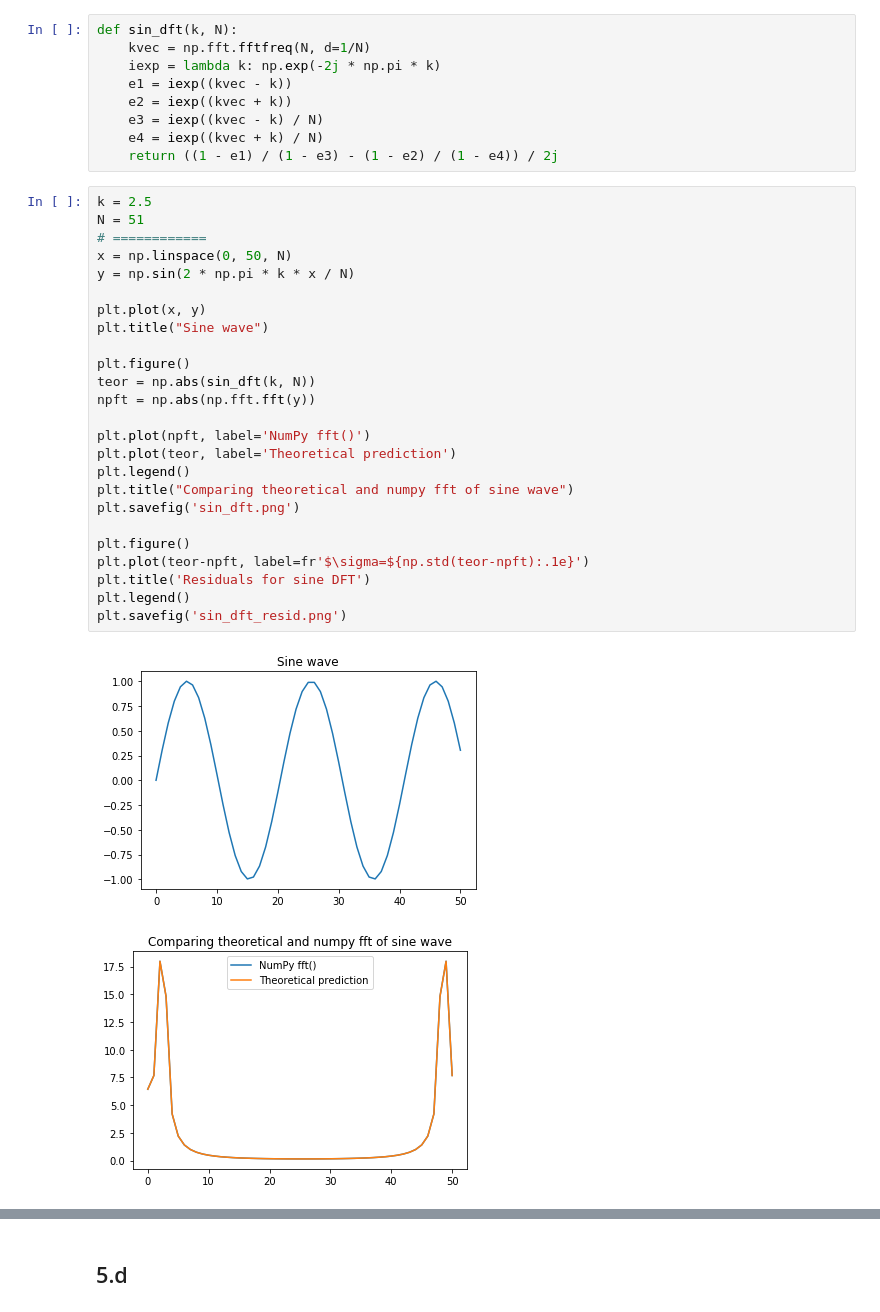
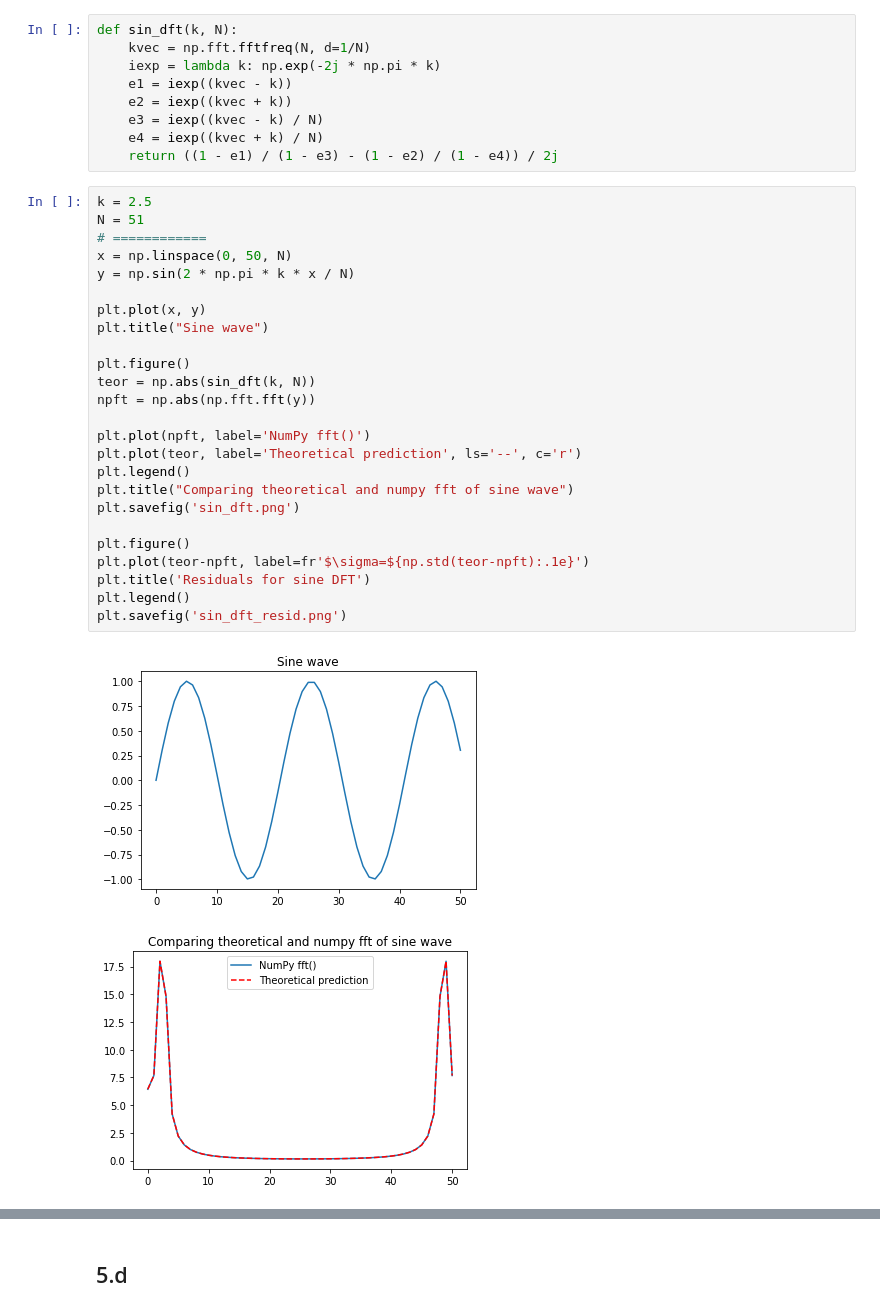
Before and after one commit to lap1dem/PHYS-512, a Jupyter notebook: problem_sets/ps5/ps5.ipynb, the cells around one changed output, grey strips where cells are left out. Cells and saved outputs as stored; diff of their text form.

```diff
--- a/problem_sets/ps5/ps5.ipynb
+++ b/problem_sets/ps5/ps5.ipynb
@@ -124,31 +125,31 @@ def sin_dft(k, N):
 # %%
 k = 2.5
 N = 51
 # ============
 x = np.linspace(0, 50, N)
 y = np.sin(2 * np.pi * k * x / N)
 
 plt.plot(x, y)
 plt.title("Sine wave")
 
 plt.figure()
 teor = np.abs(sin_dft(k, N))
 npft = np.abs(np.fft.fft(y))
 
 plt.plot(npft, label='NumPy fft()')
-plt.plot(teor, label='Theoretical prediction')
+plt.plot(teor, label='Theoretical prediction', ls='--', c='r')
 plt.legend()
 plt.title("Comparing theoretical and numpy fft of sine wave")
 plt.savefig('sin_dft.png')
 
 plt.figure()
 plt.plot(teor-npft, label=fr'$\sigma=${np.std(teor-npft):.1e}')
 plt.title('Residuals for sine DFT')
 plt.legend()
 plt.savefig('sin_dft_resid.png')
 # %% [output]
 [figure]
-[figure, old version]
+[figure, new version]
 [figure]
 # %% [markdown]
 ## 5.d
```
Also changed, not shown: parts of 1 cell of this notebook, 3 other files.
